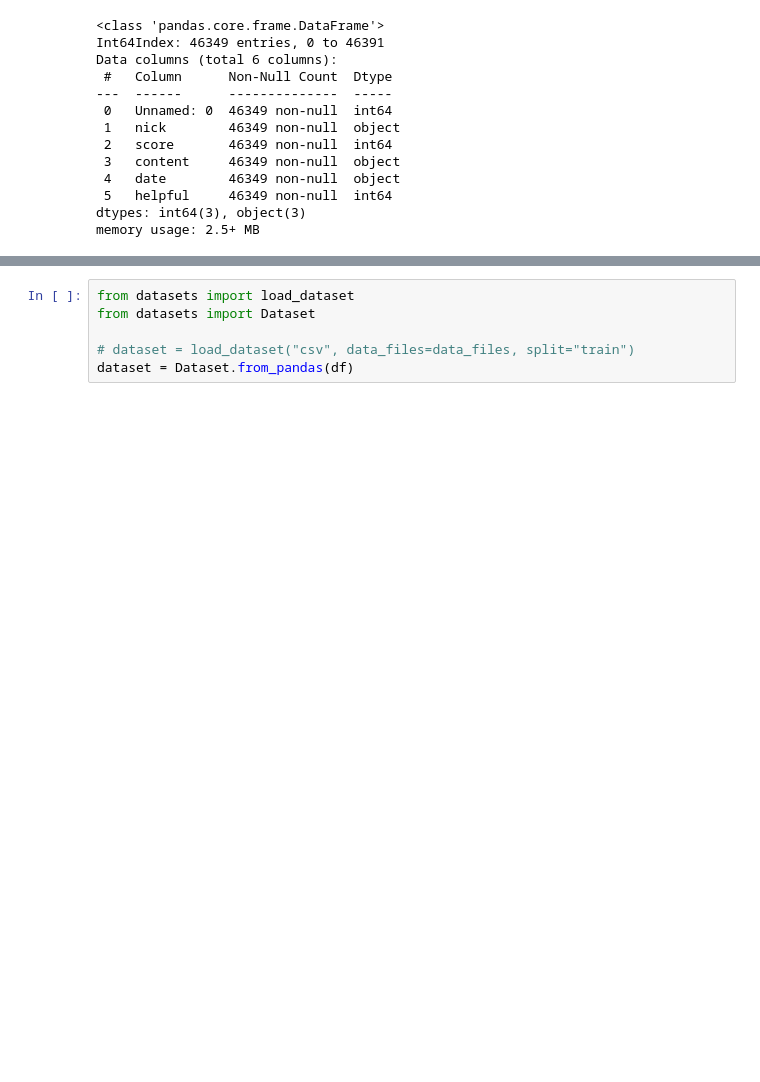
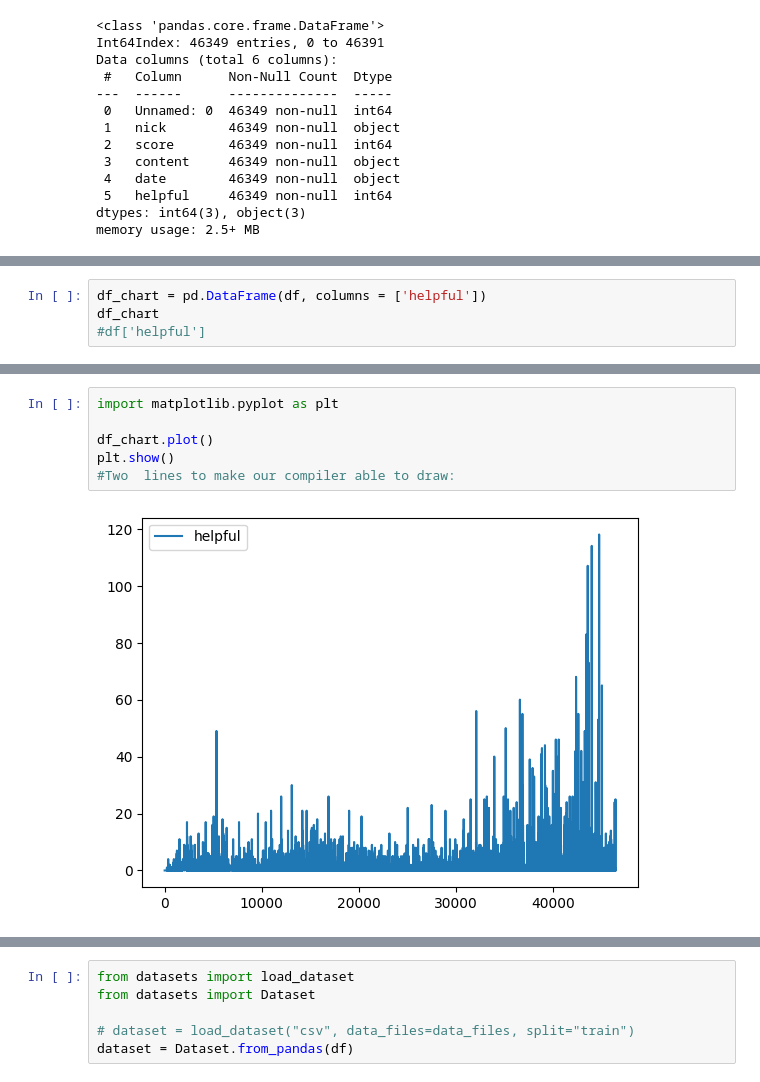
Before and after one commit to dalgual/aidatasci, a Jupyter notebook: opentable_sentiment_helpful.ipynb, the cells around one changed output, grey strips where cells are left out. Saved outputs shown, nothing was run; the diff lists cells and outputs as text; blank space fills up the shorter version.

```diff
--- a/opentable_sentiment_helpful.ipynb
+++ b/opentable_sentiment_helpful.ipynb
@@ -159,0 +140,4 @@ df
+# %%
+df_chart = pd.DataFrame(df, columns = ['helpful'])
+df_chart
+#df['helpful']
@@ -159,0 +158,8 @@ df
+# %%
+import matplotlib.pyplot as plt
+
+df_chart.plot()
+plt.show()
+#Two  lines to make our compiler able to draw:
+# %% [output]
+[figure, added]
```
Also changed, not shown: parts of 30 cells of this notebook.
